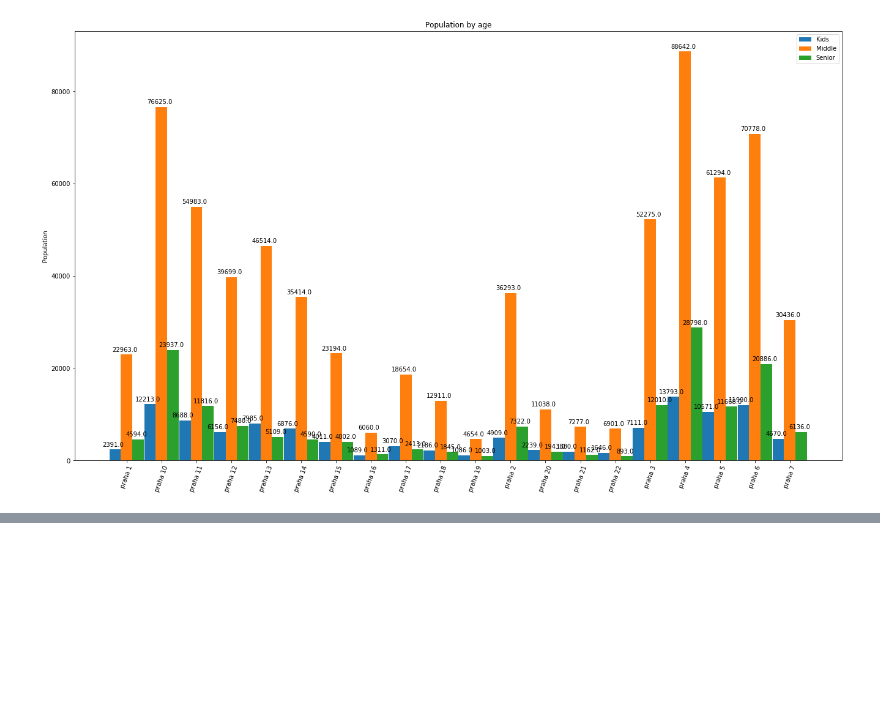
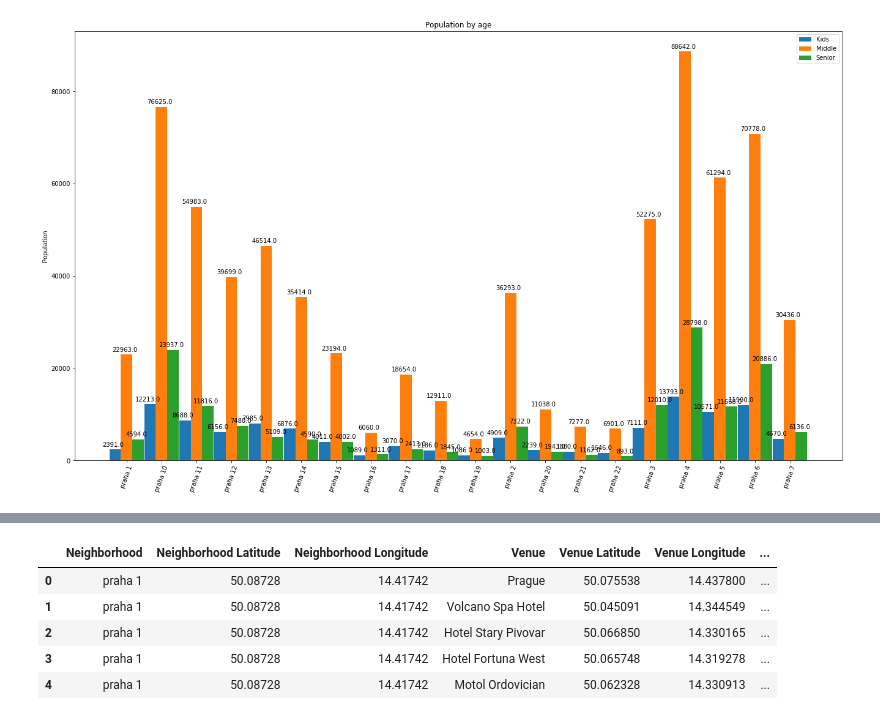
Before and after one commit to tonnyeremin/Urban-Data-Science, a Jupyter notebook: Praha Claaaifier.ipynb, the cells around one changed output, grey strips where cells are left out. Saved outputs shown, nothing was run; the diff lists cells and outputs as text; code cells hidden in the pictures; blank space fills up the shorter version.

```diff
--- a/Praha Claaaifier.ipynb
+++ b/Praha Claaaifier.ipynb
@@ -298,0 +395,2 @@ plt.show()
+# %%
+results = requests.get(gglurl).json()
@@ -298,0 +415,50 @@ plt.show()
+# %%
+venues = results['results']
+nearby_venues = json_normalize(venues)
+filtered_columns = ['name', 'types', 'geometry.location.lat', 'geometry.location.lng']
+nearby_venues =nearby_venues.loc[:, filtered_columns]
+# %%
+def GetNearby(neighborhoods, latitudes, longitudes, raduis):
+
+    result =[]
+
+    for name, lat, lng in zip(neighborhoods, latitudes, longitudes):
+        gglurl = 'https://maps.googleapis.com/maps/api/place/nearbysearch/json?location={},{}&radius={}&key={}'.format(
+                neighborhood_latitude,
+                neighborhood_longitude,
+                radius,
+                ggl_api_key)
+
+        results = requests.get(gglurl).json()
+
+        result.append([(
+            name,
+            lat,
+            lng,
+            v['name'],
+            v['geometry']['location']['lat'],
+            v['geometry']['location']['lng'],
+            v['types']) for v in results['results']])
+
+    nearby_venues = pd.DataFrame([item for result in result for item in result])
+    nearby_venues.columns = ['Neighborhood',
+                  'Neighborhood Latitude',
+                  'Neighborhood Longitude',
+                  'Venue',
+                  'Venue Latitude',
+                  'Venue Longitude',
+                  'Venue Category']
+
+    return(nearby_venues)
+# %%
+venues = GetNearby(df_prague['neighborhood'],df_prague['latitude'],df_prague['longitude'], 5000)
+venues
+# %%
+venues.head()
+# %% [output]
+|  | Neighborhood | Neighborhood Latitude | Neighborhood Longitude | Venue | Venue Latitude | Venue Longitude | ... |
+| 0 | praha 1 | 50.08728 | 14.41742 | Prague | 50.075538 | 14.437800 | ... |
+| 1 | praha 1 | 50.08728 | 14.41742 | Volcano Spa Hotel | 50.045091 | 14.344549 | ... |
+| 2 | praha 1 | 50.08728 | 14.41742 | Hotel Stary Pivovar | 50.066850 | 14.330165 | ... |
+| 3 | praha 1 | 50.08728 | 14.41742 | Hotel Fortuna West | 50.065748 | 14.319278 | ... |
+| 4 | praha 1 | 50.08728 | 14.41742 | Motol Ordovician | 50.062328 | 14.330913 | ... |
```
Also changed, not shown: parts of 13 cells of this notebook.
